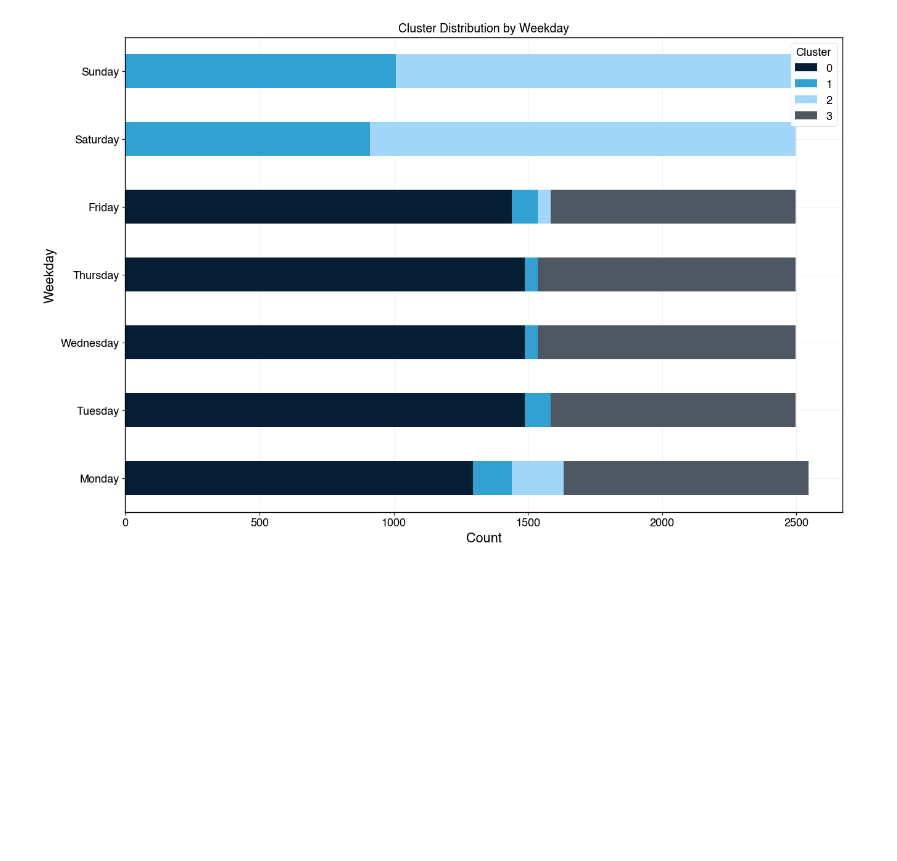
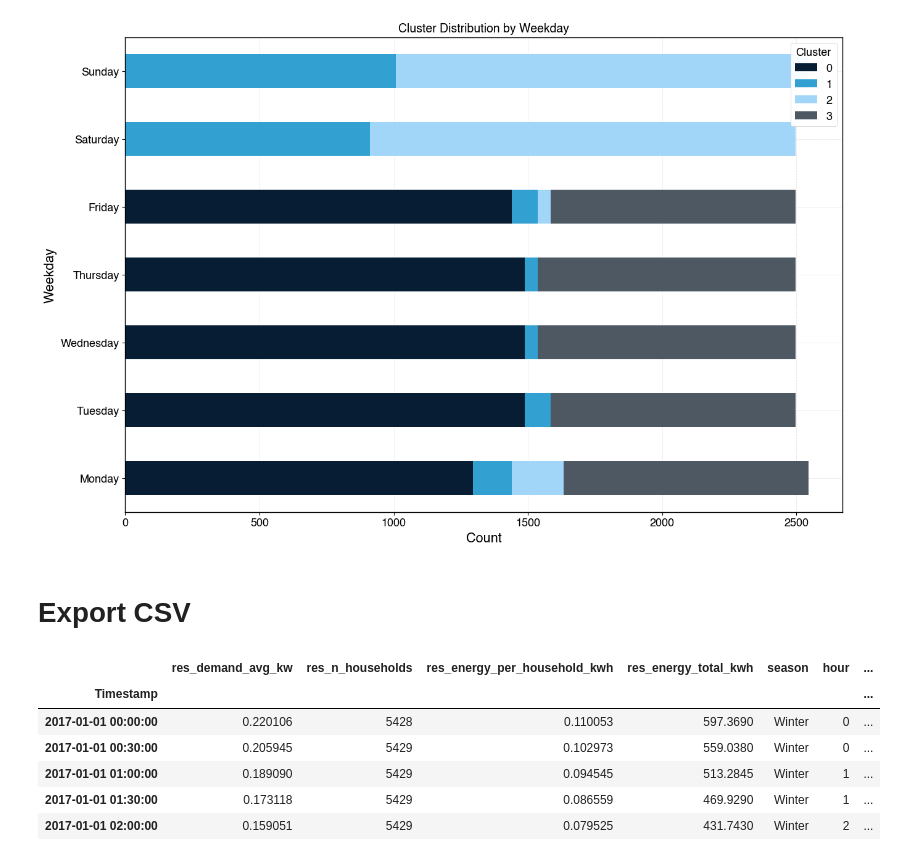
Before and after one commit to ryanabsar/AIB-Capstone-Project, a Jupyter notebook: 02_notebooks/97_Demand_Analysis.ipynb, the cells around one changed output. Drawn from its saved outputs; the diff is of its cells as text; code cells hidden in the pictures; blank space fills up the shorter version.

```diff
--- a/02_notebooks/97_Demand_Analysis.ipynb
+++ b/02_notebooks/97_Demand_Analysis.ipynb
@@ -419,3 +419,36 @@ ax.legend(title='Cluster')
 plt.show()
 # %% [output]
 [figure]
+# %% [markdown]
+# Export CSV
+# %%
+# Rename column for clarity
+ts_rd_renamed = ts_rd.copy()
+ts_rd_renamed.rename(
+    columns={
+        'Demand_mean_kw': 'res_demand_avg_kw',
+        'N_households': 'res_n_households',
+        'Month_int': 'month',
+        'Date': 'date',
+        'Season': 'season',
+        'Energy_kwh_per_household': 'res_energy_per_household_kwh',
+        'Energy_kwh_total': 'res_energy_total_kwh',
+        'Hour': 'hour',
+        'Day': 'day',
+        'Time': 'time'
+    },
+    inplace=True
+)
+# %%
+# select only the relevant columns
+ts_rd_renamed = ts_rd_renamed[['res_demand_avg_kw', 'res_n_households', 'res_energy_per_household_kwh', 'res_energy_total_kwh', 'season', 'hour', 'day']]
+
+ts_rd_renamed.head()
+# %% [output]
+|  | res_demand_avg_kw | res_n_households | res_energy_per_household_kwh | res_energy_total_kwh | season | hour | ... |
+| Timestamp |  |  |  |  |  |  | ... |
+| 2017-01-01 00:00:00 | 0.220106 | 5428 | 0.110053 | 597.3690 | Winter | 0 | ... |
+| 2017-01-01 00:30:00 | 0.205945 | 5429 | 0.102973 | 559.0380 | Winter | 0 | ... |
+| 2017-01-01 01:00:00 | 0.189090 | 5429 | 0.094545 | 513.2845 | Winter | 1 | ... |
+| 2017-01-01 01:30:00 | 0.173118 | 5429 | 0.086559 | 469.9290 | Winter | 1 | ... |
+| 2017-01-01 02:00:00 | 0.159051 | 5429 | 0.079525 | 431.7430 | Winter | 2 | ... |
```
Also changed, not shown: parts of 3 cells of this notebook, 4 other files.
